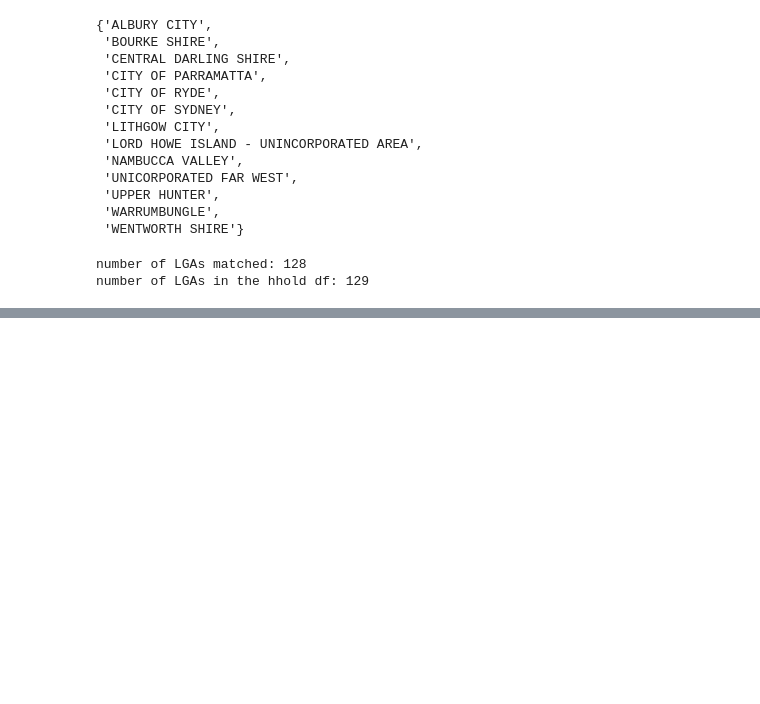
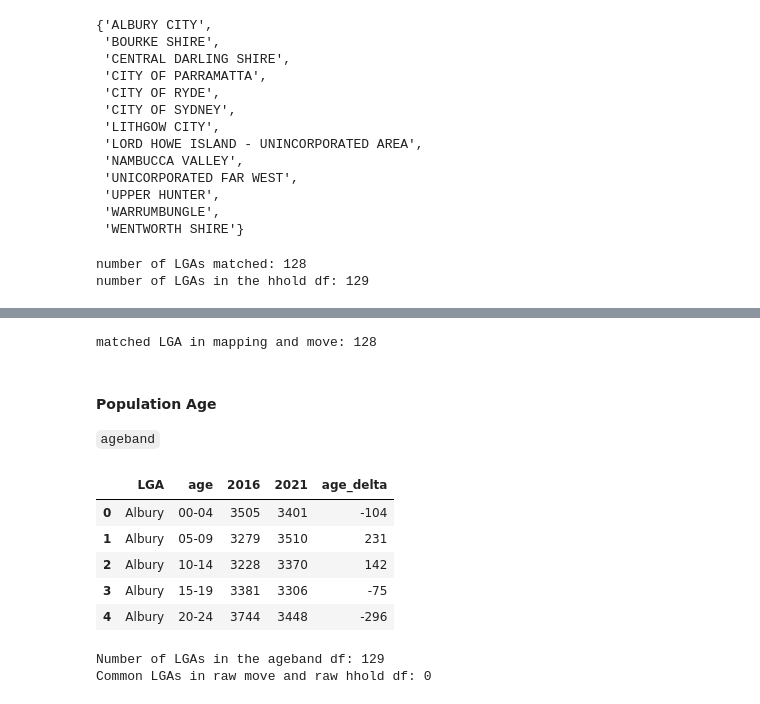
Before and after one commit to walthersy/NSW-house-price, a Jupyter notebook: Data Cleaning Pt1 (sales and rent) COPY.ipynb, the cells around one changed output, grey strips where cells are left out. Cells and saved outputs as stored; diff of their text form; code cells hidden in the pictures; blank space fills up the shorter version.

```diff
--- a/Data Cleaning Pt1 (sales and rent) COPY.ipynb
+++ b/Data Cleaning Pt1 (sales and rent) COPY.ipynb
@@ -783,0 +1008,41 @@ df_hhold_wide = hhold
+# %%
+# Check matching result
+
+LGA_MOVE = list(move['LGA'].unique())
+move_map= list(set(LGA_map).intersection(LGA_MOVE))
+print("matched LGA in mapping and move:", len(move_map))
+# %% [output]
+matched LGA in mapping and move: 128
+# %% [markdown]
+#### Population Age
+`ageband`
+# %%
+popfile = "Files/Population/2019 NSW Population Projections ASGS 2019 LGA.xlsx"
+df_age = pd.read_excel(popfile,sheet_name='LGA Sex Age projections',header=5,usecols="A:E",skipfooter=3)
+df_age.columns=['LGA','sex','age','2016','2021']
+df_age['age_delta'] = df_age['2021'] - df_age['2016']
+df_age['LGA'] = df_age.LGA.str.split('(').str.get(0)
+
+df_age_pivot = pd.pivot_table(df_age,index=['LGA','age'], values=['2016','2021','age_delta'],
+               aggfunc=({'2016':np.sum, '2021':np.sum, 'age_delta':np.sum})).reset_index()
+df_age_pivot['LGA'] = df_age_pivot['LGA'].str.strip()
+
+ageband = df_age_pivot
+ageband.head()
+# %% [output]
+|  | LGA | age | 2016 | 2021 | age_delta |
+| 0 | Albury | 00-04 | 3505 | 3401 | -104 |
+| 1 | Albury | 05-09 | 3279 | 3510 | 231 |
+| 2 | Albury | 10-14 | 3228 | 3370 | 142 |
+| 3 | Albury | 15-19 | 3381 | 3306 | -75 |
+| 4 | Albury | 20-24 | 3744 | 3448 | -296 |
+# %%
+# Check if ageband df and hhold df has the same LGAs
+LGA_age = list(ageband['LGA'].unique())
+
+print("Number of LGAs in the ageband df:", len(LGA_age))
+age_hhold = list(set(LGA_hhold).intersection(LGA_age))
+print("Common LGAs in raw move and raw hhold df:", len(age_hhold))
+# %% [output]
+Number of LGAs in the ageband df: 129
+Common LGAs in raw move and raw hhold df: 0
```
Also changed, not shown: parts of 48 cells of this notebook, 3 other files.
